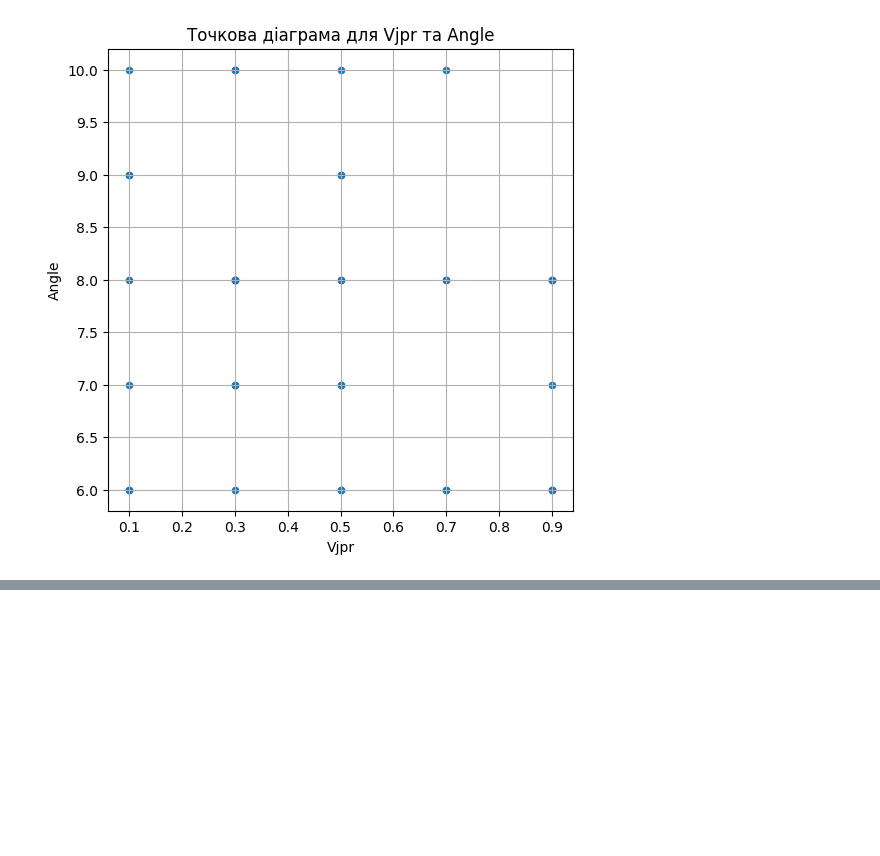
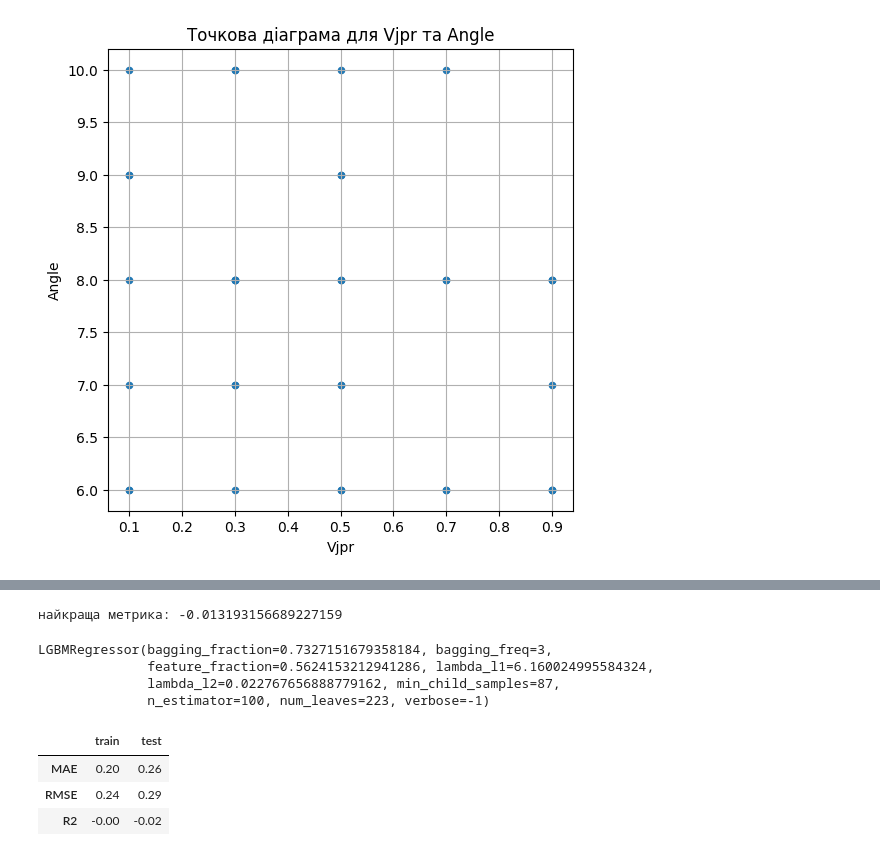
Before and after one commit to IrynaBarnych/AI_EX, a Jupyter notebook: exam/Екзамен.ipynb, the cells around one changed output, grey strips where cells are left out. Saved outputs shown, nothing was run; the diff lists cells and outputs as text; code cells hidden in the pictures; blank space fills up the shorter version.

Commit message:
Optuna

```diff
--- a/exam/Екзамен.ipynb
+++ b/exam/Екзамен.ipynb
@@ -361,0 +453,7 @@ for feature in numerical_features:
+# %%
+# навчання препроцесора
+X_train = preprocessor.fit_transform(X_train)
+
+# обробка даних
+X_val = preprocessor.transform(X_val)
+X_test = preprocessor.transform(X_test)
@@ -361,0 +507,6 @@ for feature in numerical_features:
+# %%
+
+#optuna.logging.set_verbosity(optuna.logging.WARNING) # щоб не виводило інформацію про trial
+
+study = optuna.create_study(direction='maximize')
+study.optimize(objective, n_trials=10)
@@ -361,0 +525,42 @@ for feature in numerical_features:
+# %%
+print(f"найкраща метрика: {study.best_value}")
+# %% [output]
+найкраща метрика: -0.013193156689227159
+# %%
+best_params = study.best_params
+
+model = lgb.LGBMRegressor(**best_params,
+                          n_estimator = 100,
+                          verbose=-1)
+
+model.fit(X_train, y_train,
+          eval_set=[(X_test, y_test), (X_train, y_train)],
+          eval_metric='mae')
+# %% [output]
+LGBMRegressor(bagging_fraction=0.7327151679358184, bagging_freq=3,
+              feature_fraction=0.5624153212941286, lambda_l1=6.160024995584324,
+              lambda_l2=0.022767656888779162, min_child_samples=87,
+              n_estimator=100, num_leaves=223, verbose=-1)
+# %%
+
+def get_metrics(y_true, y_pred, name="model"):
+  df = pd.DataFrame()
+
+  df.loc["MAE", name] = metrics.mean_absolute_error(y_true, y_pred)
+  df.loc["RMSE", name] = metrics.mean_squared_error(y_true, y_pred) ** 0.5
+  df.loc["R2", name] = metrics.r2_score(y_true, y_pred)
+
+  return df.round(2)
+# %%
+
+all_metrics = pd.DataFrame()
+
+all_metrics["train"] = get_metrics(y_train, model.predict(X_train))
+all_metrics["test"] = get_metrics(y_test, model.predict(X_test))
+
+all_metrics
+# %% [output]
+|  | train | test |
+| MAE | 0.20 | 0.26 |
+| RMSE | 0.24 | 0.29 |
+| R2 | -0.00 | -0.02 |
```
Also changed, not shown: parts of 11 cells of this notebook.
